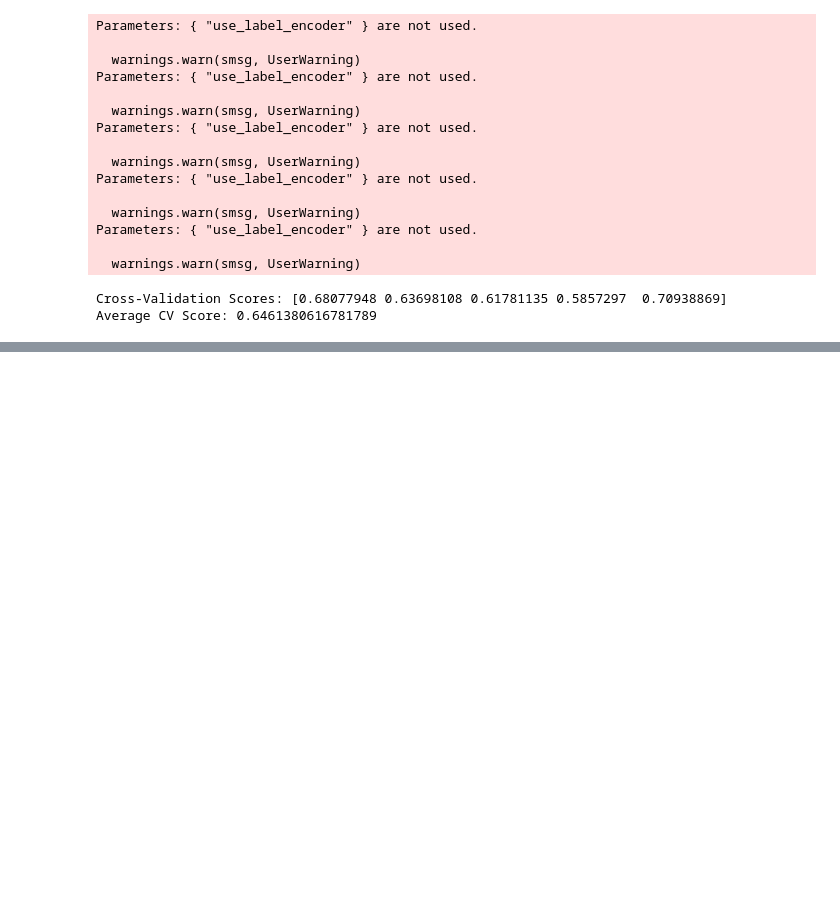
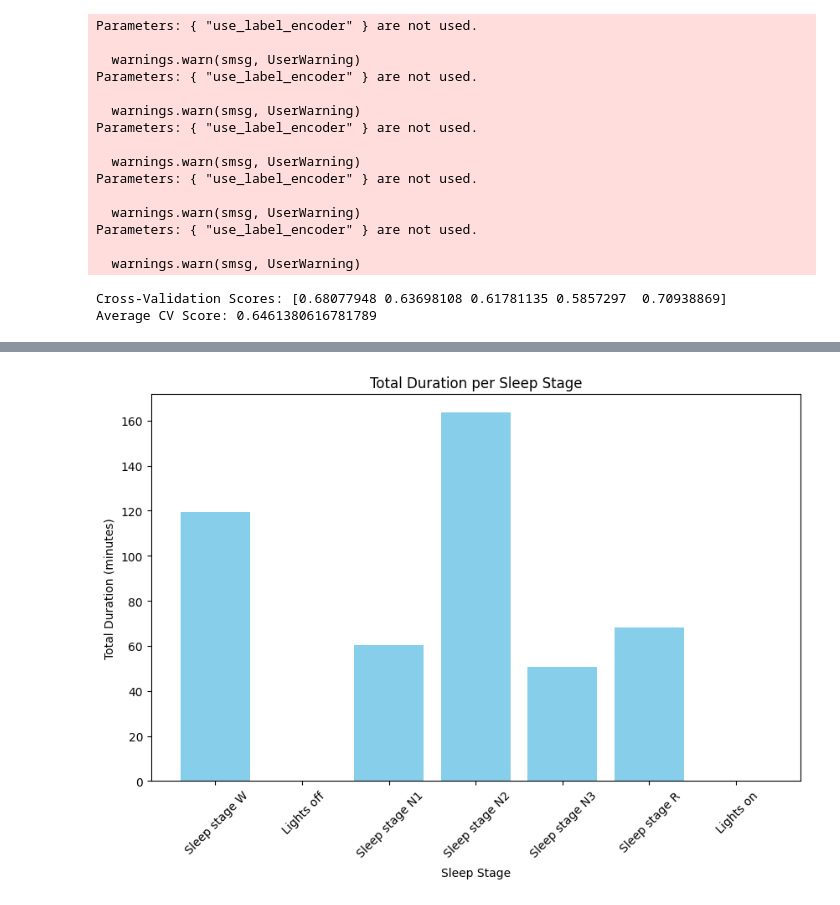
Before and after one commit to lewin-jesudhas/Sleep-Stage-Classification, a Jupyter notebook: sleep3.ipynb, the cells around one changed output, grey strips where cells are left out. Drawn from its saved outputs; the diff is of its cells as text; code cells hidden in the pictures; blank space fills up the shorter version.

```diff
--- a/sleep3.ipynb
+++ b/sleep3.ipynb
@@ -794,0 +1354,42 @@ Average CV Score: 0.6461380616781789
+# %%
+import pandas as pd
+import matplotlib.pyplot as plt
+import os
+
+# Path to the annotation directory
+annotation_dir = r'physionet.org/files/hmc-sleep-staging/1.0.0/recordings'
+
+# Initialize a dictionary to store total durations per sleep stage
+sleep_stage_durations = {}
+
+# Iterate over each annotation file to calculate the duration per sleep stage
+for i in range(10,11):  # Adjust range based on available files
+    annotation_file = os.path.join(annotation_dir, f'SN0{i}_sleepscoring.txt')
+
+    # Load and process the annotation file
+    annotations_df = pd.read_csv(annotation_file, header=None)
+    annotations_df.columns = ["Date", "Time", "Recording onset", "Duration", "Annotation", "Linked channel"]
+    annotations_df['Recording onset'] = pd.to_numeric(annotations_df['Recording onset'], errors='coerce')
+    annotations_df['Duration'] = pd.to_numeric(annotations_df['Duration'], errors='coerce')
+    # Sum up durations per sleep stage
+    for _, row in annotations_df.iterrows():
+        stage = row["Annotation"]
+        duration = row["Duration"]
+        if stage in sleep_stage_durations:
+            sleep_stage_durations[stage] += duration
+        else:
+            sleep_stage_durations[stage] = duration
+
+# Convert durations to minutes (assuming they are in seconds)
+sleep_stage_durations = {stage: duration / 60 for stage, duration in sleep_stage_durations.items()}
+
+# Plotting the bar chart
+plt.figure(figsize=(10, 6))
+plt.bar(sleep_stage_durations.keys(), sleep_stage_durations.values(), color='skyblue')
+plt.xlabel("Sleep Stage")
+plt.ylabel("Total Duration (minutes)")
+plt.title("Total Duration per Sleep Stage")
+plt.xticks(rotation=45)
+plt.show()
+# %% [output]
+[figure, added]
```
Also changed, not shown: parts of 16 cells of this notebook.
